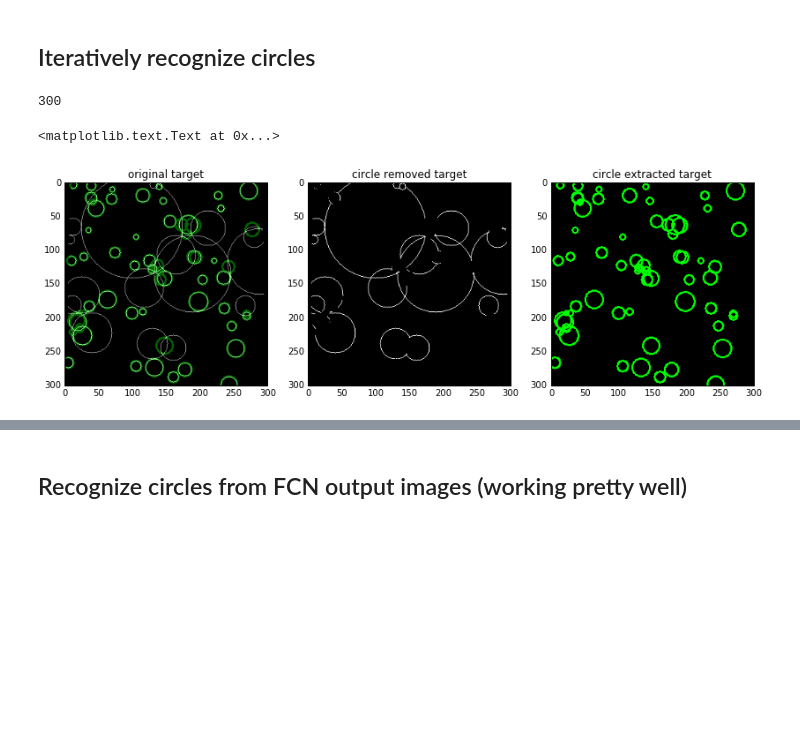
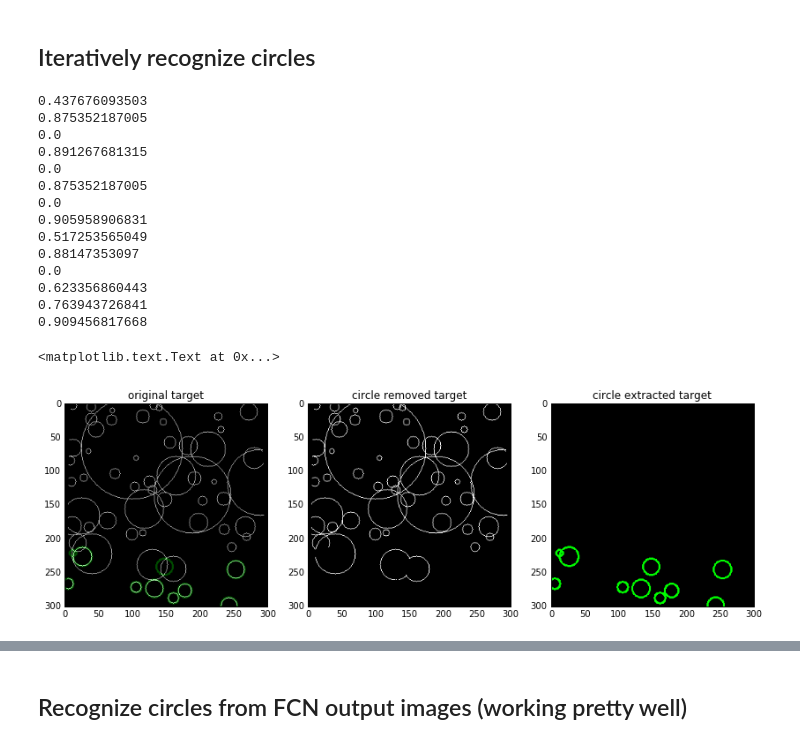
Before and after one commit to silburt/moon-craters, a Jupyter notebook: Hough_Circles.ipynb, the cells around one changed output, grey strips where cells are left out. Cells and saved outputs as stored; diff of their text form; code cells hidden in the pictures; blank space fills up the shorter version.

```diff
--- a/Hough_Circles.ipynb
+++ b/Hough_Circles.ipynb
@@ -76,38 +76,54 @@ img_i=0
 t = train_target[img_i].copy()
 t = t.astype(np.uint8)                      #findcontours and Canny only take uint8.
 imgshape = t.shape[0]
-print imgshape
 
 r_iter = [2,15,50]                #iterate over radii scales - need to fine tune
 center, radius = [], []
 cimg = cv2.cvtColor(t, cv2.COLOR_GRAY2BGR)
+
+count = 0
 
 for i in range(1):
     #edge_detected_image = cv2.Canny(cimg, 75, 200)
     image, contours, hierarchy = cv2.findContours(t, cv2.RETR_LIST, cv2.CHAIN_APPROX_NONE)
     for cnt in contours:
         (x,y),r = cv2.minEnclosingCircle(cnt)
         x,y,r = int(x), int(y), int(r) #center and radius of circle
         if (r > r_iter[i]) and (r < r_iter[i+1]):
             yy,xx = np.ogrid[-y:imgshape-y, -x:imgshape-x]
-            mask = yy*yy + xx*xx <= r*r
+            mask = yy*yy + xx*xx - r*r <= 1
+            print np.sum(t[mask])/(2*np.pi*r)
+            count += 1
+
             t[mask] = 0
-
             cv2.circle(cimg,(x,y),r,(0,255,0),thickness=2)
             #cv2.circle(cimg,cen,2,(0,0,255),thickness=3)
             center.append((x,y)); radius.append(r)
-
-#compare to non-iterated version?
+            if count > 13:
+                break
 
 f, (ax1, ax2, ax3) = plt.subplots(1,3, figsize=[14, 8])
 ax1.imshow(train_target[img_i], origin='upper', cmap="Greys_r")
-ax1.imshow(cimg, origin='upper', cmap="Greys_r",alpha=0.4)
+ax1.imshow(cimg, origin='upper', cmap="Greys_r",alpha=0.3)
 ax1.set_title("original target")
 ax2.imshow(t, origin='upper', cmap="Greys_r")
 ax2.set_title("circle removed target")
 ax3.imshow(cimg, origin='upper', cmap="Greys_r")
 ax3.set_title("circle extracted target")
 # %% [output]
-300
+0.437676093503
+0.875352187005
+0.0
+0.891267681315
+0.0
+0.875352187005
+0.0
+0.905958906831
+0.517253565049
+0.88147353097
+0.0
+0.623356860443
+0.763943726841
+0.909456817668
 <matplotlib.text.Text at 0x...>
-[figure, old version]
+[figure, new version]
```
Also changed, not shown: parts of 2 cells of this notebook.
